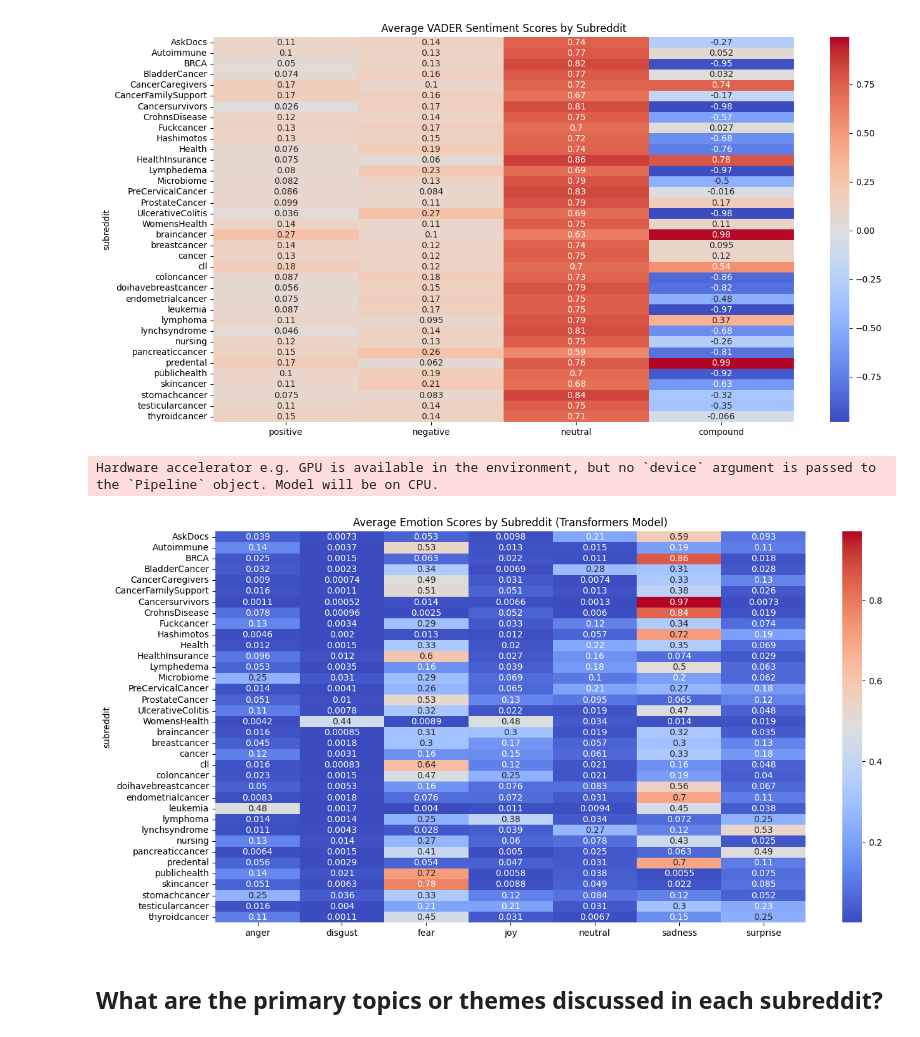
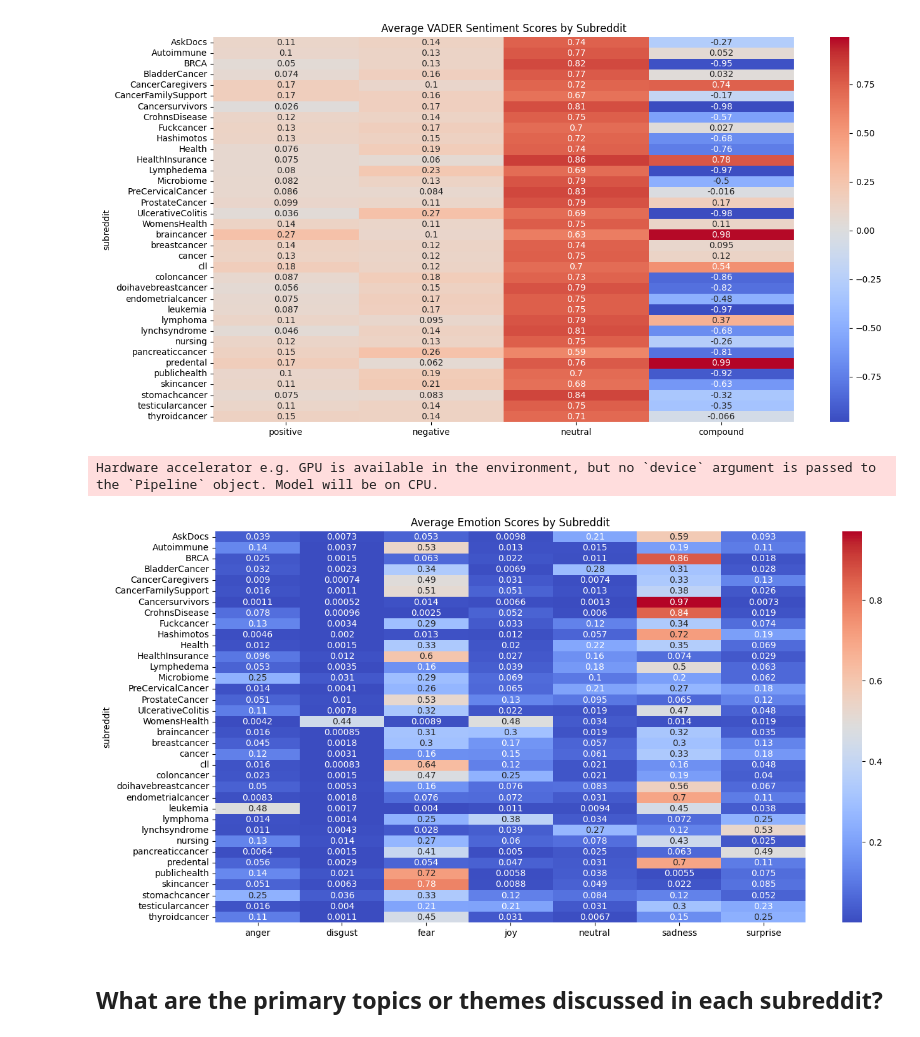
Before and after one commit to msheeba4848/Cancer-Communication-Using-Big-Data-Tools, a Jupyter notebook: eda/eda.ipynb, the cells around one changed output. Cells and saved outputs as stored; diff of their text form; code cells hidden in the pictures.

```diff
--- a/eda/eda.ipynb
+++ b/eda/eda.ipynb
@@ -150,41 +155,41 @@ plt.show()
 # %% [output]
 [figure]
 # %%
-# using pretained model
+# using pretained transformeers model
 
 MAX_LENGTH = 512
 
 def truncate_text(text, max_length=MAX_LENGTH):
     tokens = text.split()  # Tokenize by whitespace
     if len(tokens) > max_length:
         text = ' '.join(tokens[:max_length])
     return text
 
 #df['truncated_body'] = df['body'].apply(lambda x: truncate_text(x))
 
 # loading a pretrained emotion classification model
 emotion_classifier = pipeline(
     "text-classification",
     model="j-hartmann/emotion-english-distilroberta-base",
     return_all_scores=True,
     truncation=True
 )
 def get_emotions_transformers(text):
-    emotion_scores = emotion_classifier(text)[0]  # Get the list of emotion scores for the text
-    # Convert list of scores to a dictionary
+    emotion_scores = emotion_classifier(text)[0]  # emootional scores
+    # converting these list of scores to a dictionary
     return {item['label']: item['score'] for item in emotion_scores}
 
 emotion_df = pd.DataFrame(df['body'].apply(get_emotions_transformers).tolist())
 emotion_df['subreddit'] = df['subreddit']
 emotion_avg = emotion_df.groupby('subreddit').mean()
 
 plt.figure(figsize=(15, 8))
 sns.heatmap(emotion_avg, annot=True, cmap='coolwarm')
-plt.title('Average Emotion Scores by Subreddit (Transformers Model)')
+plt.title('Average Emotion Scores by Subreddit')
 plt.show()
 # %% [output]
 Hardware accelerator e.g. GPU is available in the environment, but no `device` argument is passed to the `Pipeline` object. Model will be on CPU.
-[figure, old version]
+[figure, new version]
 # %% [markdown]
 ## What are the primary topics or themes discussed in each subreddit?
 # %%
```
Also changed, not shown: parts of 27 cells of this notebook.
